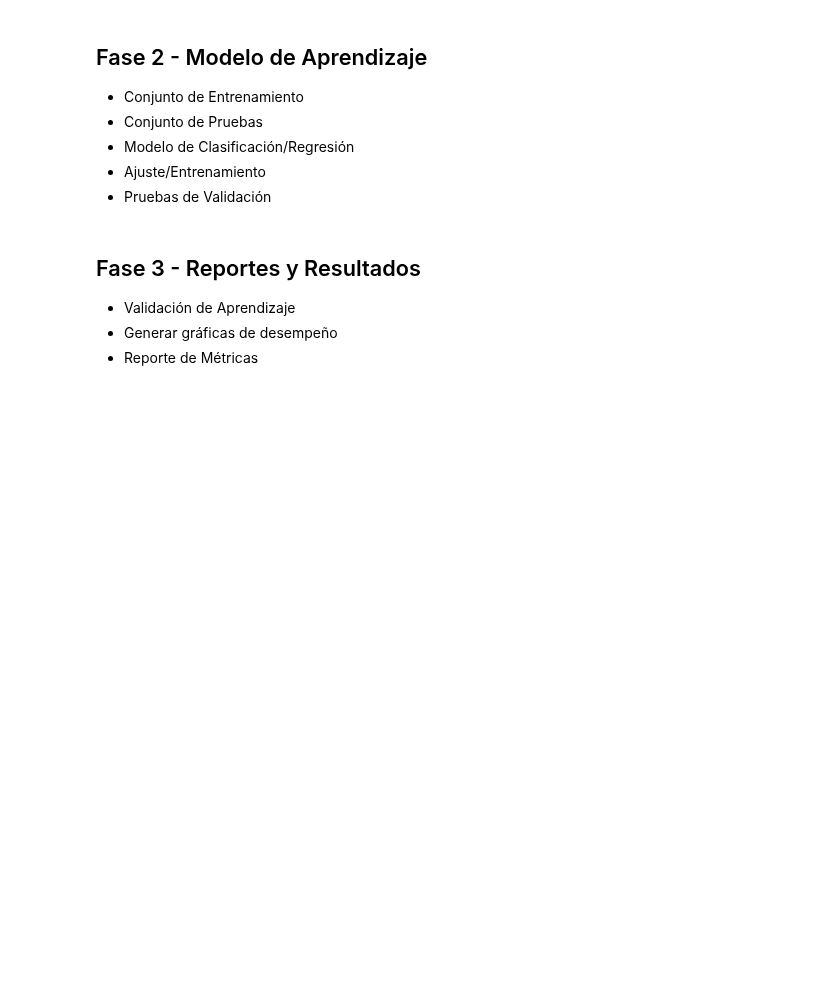
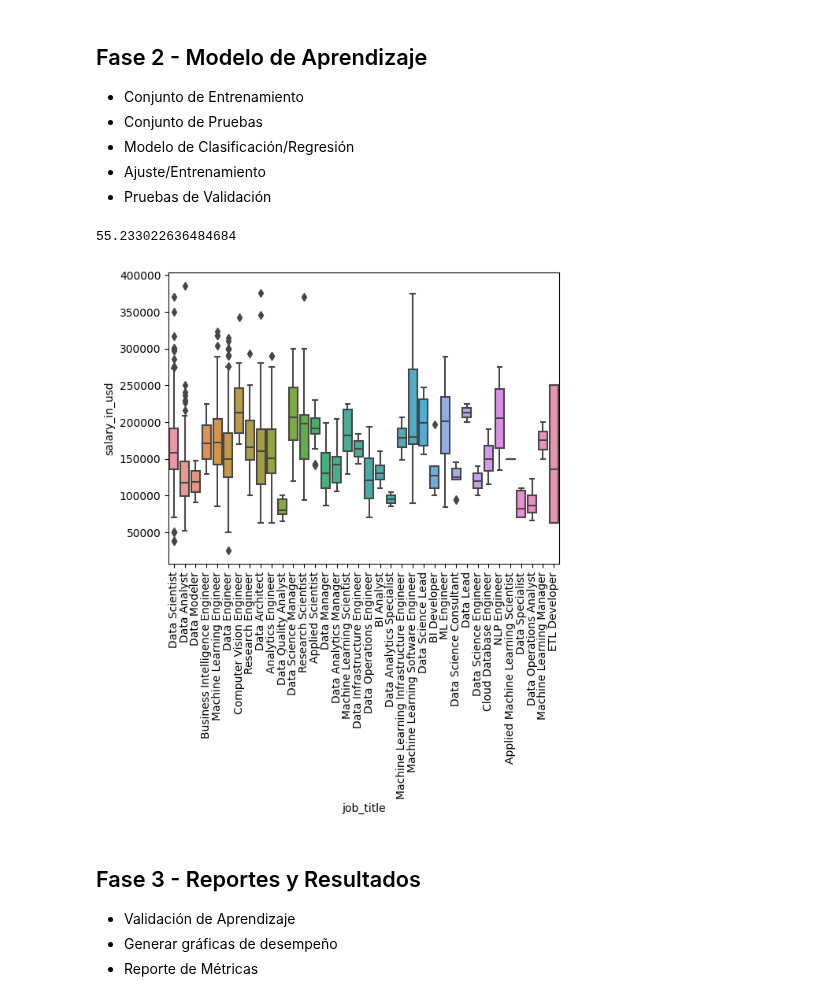
Before and after one commit to Ramssesdlsm/Machine-Learning-CIC, a Jupyter notebook: Libretas/P206.ipynb, the cells around one changed output. Drawn from its saved outputs; the diff is of its cells as text; code cells hidden in the pictures; blank space fills up the shorter version.

```diff
--- a/Libretas/P206.ipynb
+++ b/Libretas/P206.ipynb
@@ -97,0 +143,24 @@ plt.show()
+# %%
+data_study = data.copy()
+
+data_study = data_study[
+    (data_study["work_year"] == 2022) |
+     (data_study["work_year"] == 2023) ]
+
+data_study = data_study[ (data_study["experience_level"] == "SE") ]
+
+data_study = data_study[ (data_study["employment_type"] == "FT") ]
+
+data_study = data_study[
+    (data_study["remote_ratio"] == 0) |
+     (data_study["remote_ratio"] == 100) ]
+
+data_study = data_study[ (data_study["salary_currency"] == "USD") ]
+
+data_study = data_study[ (data_study["company_size"] == "M") ]
+
+data_study = data_study[ (data_study["employee_residence"] == "US") ]
+
+data_study = data_study[["work_year", "job_title", "salary_in_usd", "remote_ratio"]]
+
+data_study.sample(10)
@@ -103,6 +184,18 @@ plt.show()
 - Modelo de Clasificación/Regresión
 - Ajuste/Entrenamiento
 - Pruebas de Validación
+# %%
+len(data_study) / len(data) *100
+# %% [output]
+55.233022636484684
+# %%
+import seaborn as sns
+#sns.boxplot(x = data_study["job_title"], y = data_study["salary_in_usd"])
+sns.boxplot(x=data_study["job_title"], y=data_study["salary_in_usd"])
+plt.xticks(rotation=90)
+plt.show()
+# %% [output]
+[figure, added]
 # %% [markdown]
 ## Fase 3 - Reportes y Resultados
 
```
Also changed, not shown: parts of 6 cells of this notebook.
